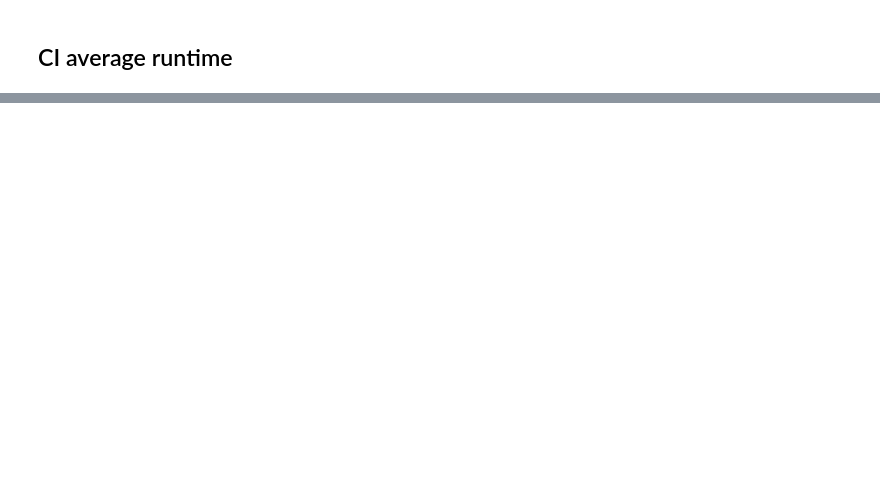
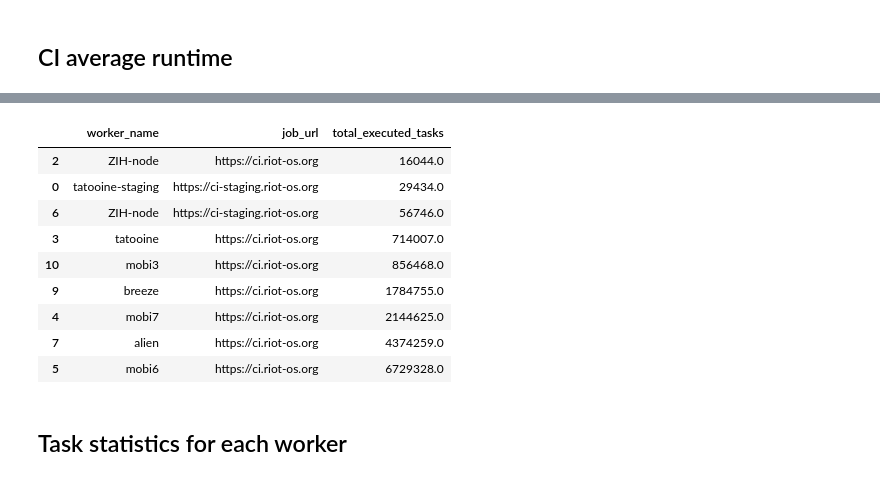
Before and after one commit to Baertig/riot-ci-stats, a Jupyter notebook: riot-ci-stats-analysis.ipynb, the cells around one changed output, grey strips where cells are left out. Saved outputs shown, nothing was run; the diff lists cells and outputs as text; code cells hidden in the pictures; blank space fills up the shorter version.

Commit message:
feat: update notebook to include statistics for individual tasks

```diff
--- a/riot-ci-stats-analysis.ipynb
+++ b/riot-ci-stats-analysis.ipynb
@@ -77,3 +91,34 @@ chart = alt.Chart(df_runtime).mark_bar().encode(
 chart
 # %% [output]
 [interactive output not drawn]
+# %%
+# Calculate weighted average over all CI runs with job URLs
+query = """
+SELECT
+  IF(w.name LIKE 'ZIH-HPC-node%', 'ZIH-node', w.name) AS worker_name,
+  j.url AS job_url,
+  SUM(w.tasks_count) "total_executed_tasks"
+FROM worker_stats w
+JOIN jobs j ON w.job_uid = j.uid
+WHERE w.tasks_count IS NOT NULL AND w.tasks_count != 0
+GROUP BY worker_name, job_url
+"""
+
+df_tasks = con.execute(query).fetch_df()
+
+# Filter out specific Raspberry Pi worker nodes
+df_tasks = df_tasks[~df_tasks['worker_name'].isin([
+    'pi-68cf63c4',
+    'pi-ef3229ad'
+])]
+
+# Chart total executed tasks per worker, faceted by job URL
+chart_tasks = alt.Chart(df_tasks).mark_bar().encode(
+    x=alt.X('worker_name:O', title='Worker Name'),
+    y=alt.Y('total_executed_tasks:Q', title='Total Executed Tasks'),
+    tooltip=['worker_name', 'total_executed_tasks']
+).facet(
+    column=alt.Column('job_url:N', title='Total executed tasks per worker')
+)
+
+chart_tasks
@@ -79,0 +127,15 @@ chart
+# %%
+df_tasks.sort_values(by='total_executed_tasks')
+# %% [output]
+|  | worker_name | job_url | total_executed_tasks |
+| 2 | ZIH-node | https://ci.riot-os.org | 16044.0 |
+| 0 | tatooine-staging | https://ci-staging.riot-os.org | 29434.0 |
+| 6 | ZIH-node | https://ci-staging.riot-os.org | 56746.0 |
+| 3 | tatooine | https://ci.riot-os.org | 714007.0 |
+| 10 | mobi3 | https://ci.riot-os.org | 856468.0 |
+| 9 | breeze | https://ci.riot-os.org | 1784755.0 |
+| 4 | mobi7 | https://ci.riot-os.org | 2144625.0 |
+| 7 | alien | https://ci.riot-os.org | 4374259.0 |
+| 5 | mobi6 | https://ci.riot-os.org | 6729328.0 |
+# %% [markdown]
+## Task statistics for each worker
```
Also changed, not shown: parts of 10 cells of this notebook.
